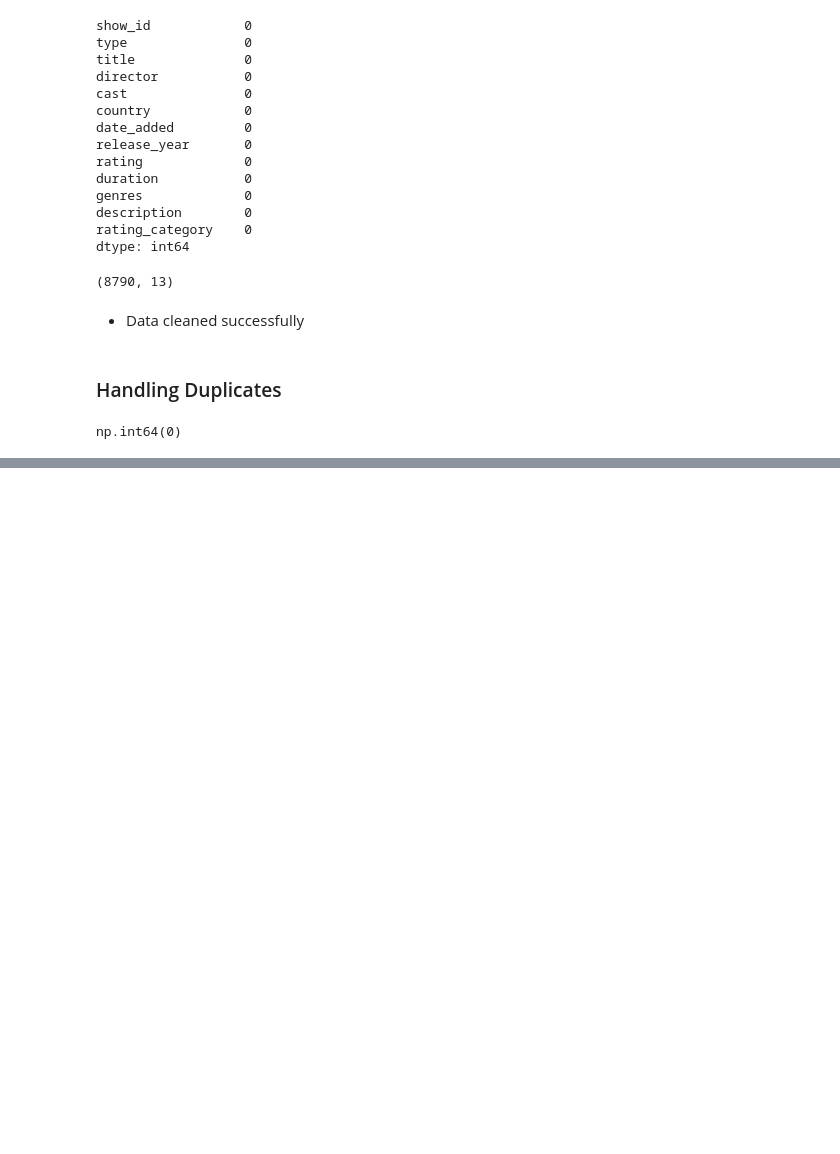
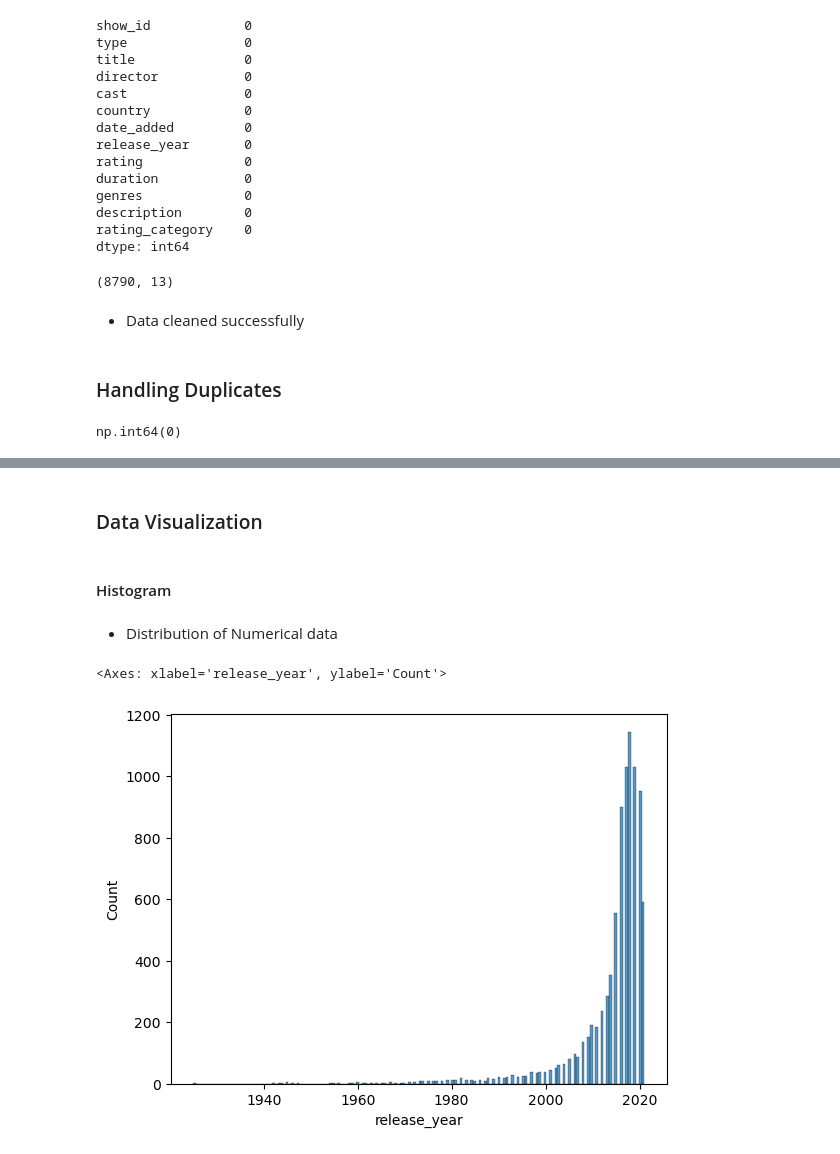
Before and after one commit to arshacheriyangatt-pixel/Netflix-Data-Analysis, a Jupyter notebook: projectnetflix.ipynb, the cells around one changed output, grey strips where cells are left out. Cells and saved outputs as stored; diff of their text form; code cells hidden in the pictures; blank space fills up the shorter version.

Commit message:
Data Cleaned and Started Visualization

```diff
--- a/projectnetflix.ipynb
+++ b/projectnetflix.ipynb
@@ -681,0 +780,2 @@ np.int64(0)
+# %%
+df_new=pd.read_csv('netflix_cleaned.csv')
@@ -681,0 +970,6 @@ np.int64(0)
+# %% [markdown]
+### Data Visualization
+# %% [markdown]
+#### Histogram
+# %% [markdown]
+- Distribution of Numerical data
@@ -681,0 +979,5 @@ np.int64(0)
+# %%
+sns. histplot(data=df_new,x="release_year")
+# %% [output]
+<Axes: xlabel='release_year', ylabel='Count'>
+[figure, added]
```
Also changed, not shown: parts of 45 cells of this notebook, 3 other files.
